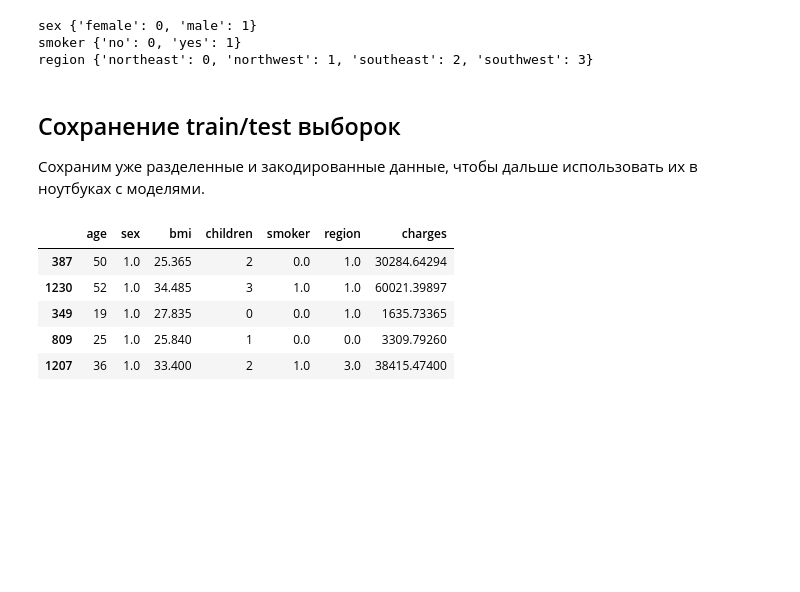
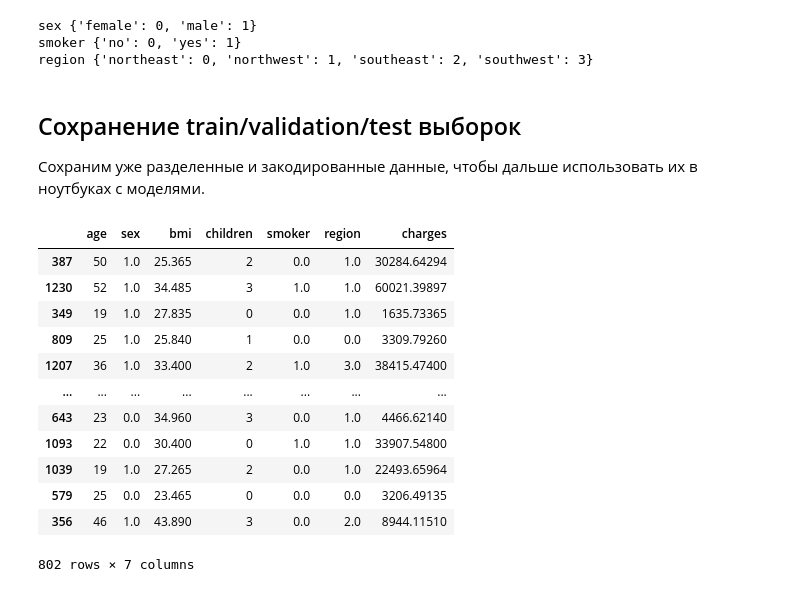
Before and after one commit to elena-kornaeva/Practice_DecisionTreeRegressor, a Jupyter notebook: notebooks/01_EDA.ipynb, the cells around one changed output. Drawn from its saved outputs; the diff is of its cells as text; code cells hidden in the pictures; blank space fills up the shorter version.

```diff
--- a/notebooks/01_EDA.ipynb
+++ b/notebooks/01_EDA.ipynb
@@ -263,33 +276,40 @@ sex {'female': 0, 'male': 1}
 smoker {'no': 0, 'yes': 1}
 region {'northeast': 0, 'northwest': 1, 'southeast': 2, 'southwest': 3}
 # %% [markdown]
-## Сохранение train/test выборок
+## Сохранение train/validation/test выборок
 
 Сохраним уже разделенные и закодированные данные, чтобы дальше использовать их в ноутбуках с моделями.
 # %%
 from pathlib import Path
 
 train_ordinal_encoded = X_train_encoded.copy()
 train_ordinal_encoded['charges'] = y_train
 
 validation_ordinal_encoded = X_val_encoded.copy()
 validation_ordinal_encoded['charges'] = y_val
 
 test_ordinal_encoded = X_test_encoded.copy()
 test_ordinal_encoded['charges'] = y_test
 
 processed_dir = Path('../data/processed')
 processed_dir.mkdir(parents=True, exist_ok=True)
 
 train_ordinal_encoded.to_csv(processed_dir / 'train_ordinal_encoded.csv', index=False)
 validation_ordinal_encoded.to_csv(processed_dir / 'validation_ordinal_encoded.csv', index=False)
 test_ordinal_encoded.to_csv(processed_dir / 'test_ordinal_encoded.csv', index=False)
 
-train_ordinal_encoded.head()
+train_ordinal_encoded
 # %% [output]
 |  | age | sex | bmi | children | smoker | region | charges |
 | 387 | 50 | 1.0 | 25.365 | 2 | 0.0 | 1.0 | 30284.64294 |
 | 1230 | 52 | 1.0 | 34.485 | 3 | 1.0 | 1.0 | 60021.39897 |
 | 349 | 19 | 1.0 | 27.835 | 0 | 0.0 | 1.0 | 1635.73365 |
 | 809 | 25 | 1.0 | 25.840 | 1 | 0.0 | 0.0 | 3309.79260 |
 | 1207 | 36 | 1.0 | 33.400 | 2 | 1.0 | 3.0 | 38415.47400 |
+| ... | ... | ... | ... | ... | ... | ... | ... |
+| 643 | 23 | 0.0 | 34.960 | 3 | 0.0 | 1.0 | 4466.62140 |
+| 1093 | 22 | 0.0 | 30.400 | 0 | 1.0 | 1.0 | 33907.54800 |
+| 1039 | 19 | 1.0 | 27.265 | 2 | 0.0 | 1.0 | 22493.65964 |
+| 579 | 25 | 0.0 | 23.465 | 0 | 0.0 | 0.0 | 3206.49135 |
+| 356 | 46 | 1.0 | 43.890 | 3 | 0.0 | 2.0 | 8944.11510 |
+802 rows × 7 columns
```
Also changed, not shown: parts of 2 cells of this notebook.
